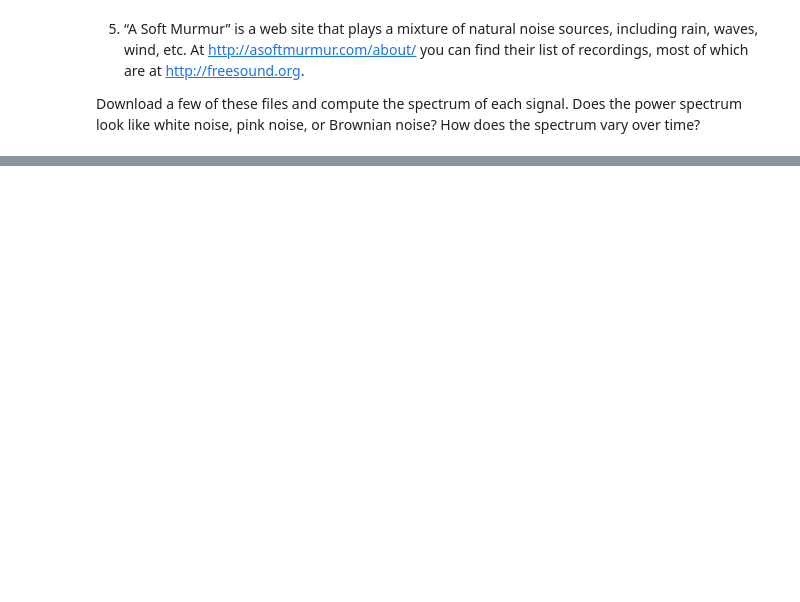
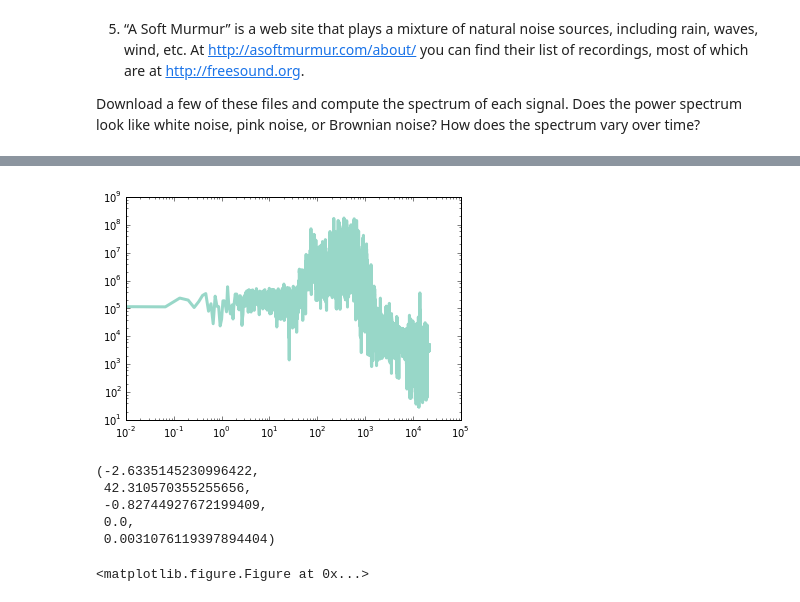
Before and after one commit to CaseyAlvarado/ThinkDSP, a Jupyter notebook: code/ps02.ipynb, the cells around one changed output, grey strips where cells are left out. Cells and saved outputs as stored; diff of their text form; code cells hidden in the pictures; blank space fills up the shorter version.

```diff
--- a/code/ps02.ipynb
+++ b/code/ps02.ipynb
@@ -113,0 +125,4 @@ Because this integrated spectrum is not linearly increasing, we can conclude tha
+# %%
+signal = thinkdsp.read_wave('noise.wav');
+seg = signal.segment(start = 0, duration = 15)
+seg.make_audio()
@@ -114,3 +131,13 @@ Because this integrated spectrum is not linearly increasing, we can conclude tha
 # %%
-s.plot_power()
+spectrumm = seg.make_spectrum()
+spectrumm.plot()
 thinkplot.show(xscale = 'log', yscale = 'log')
+spectrumm.estimate_slope()
+# %% [output]
+[figure, added]
+(-2.6335145230996422,
+ 42.310570355255656,
+ -0.82744927672199409,
+ 0.0,
+ 0.0031076119397894404)
+<matplotlib.figure.Figure at 0x...>
```
Also changed, not shown: parts of 27 cells of this notebook, 5 other files.
